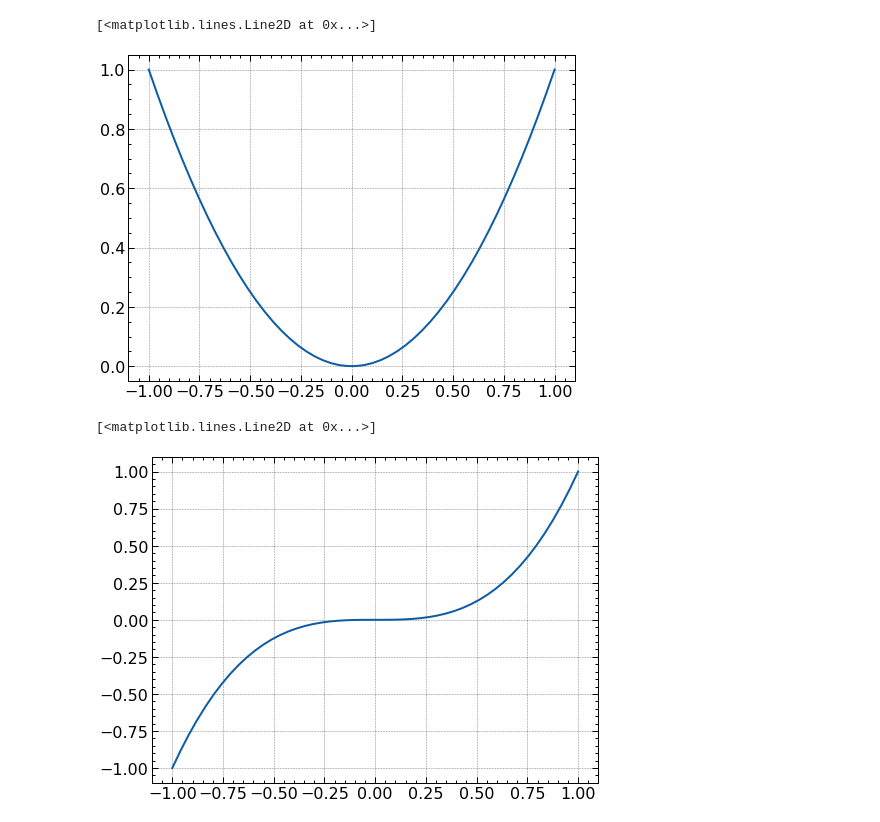
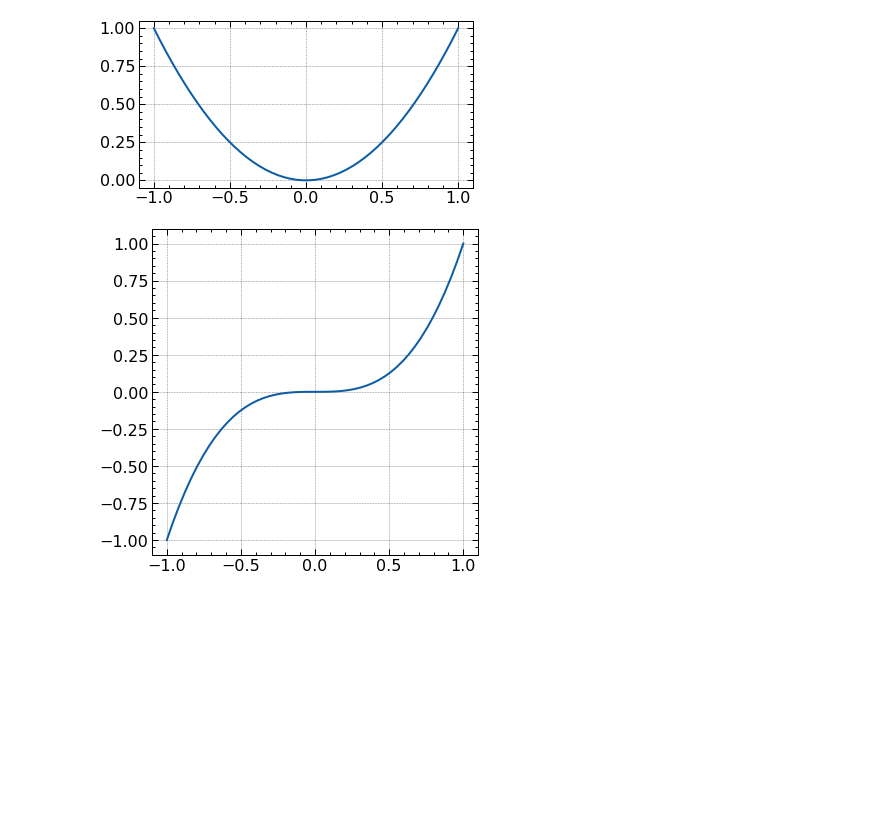
Before and after one commit to ymiseddy/random_notebooks, a Jupyter notebook: matplotlib_field_guide.ipynb, the cells around one changed output. Drawn from its saved outputs; the diff is of its cells as text; code cells hidden in the pictures; blank space fills up the shorter version.

Commit message:
Updates to matplotlibb field guy.

```diff
--- a/matplotlib_field_guide.ipynb
+++ b/matplotlib_field_guide.ipynb
@@ -3,16 +3,18 @@ import numpy as np
 import matplotlib.pyplot as plt
 plt.style.use(["science", "notebook", "grid"])
 # %%
+plt.figure(figsize=(6,6))
 x = np.linspace(-1, 1)
 y = x**2
 plt.plot(x, y)
+plt.gca().set_aspect('equal', adjustable='box')
 # %% [output]
-[<matplotlib.lines.Line2D at 0x...>]
-[figure, old version]
+[figure, new version]
 # %%
+plt.figure(figsize=(6,6))
 x = np.linspace(-1, 1)
 y = x**3
 plt.plot(x, y)
+plt.gca().set_aspect('equal', adjustable='box')
 # %% [output]
-[<matplotlib.lines.Line2D at 0x...>]
-[figure, old version]
+[figure, new version]
```
Also changed, not shown: parts of 2 cells of this notebook.
